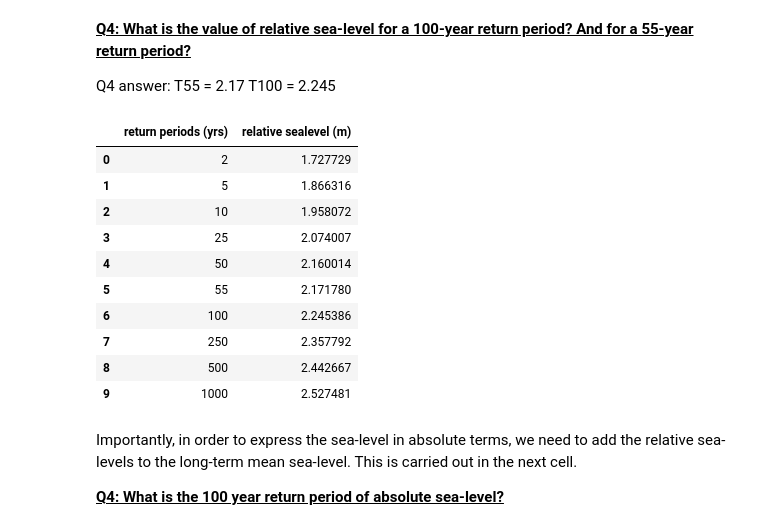
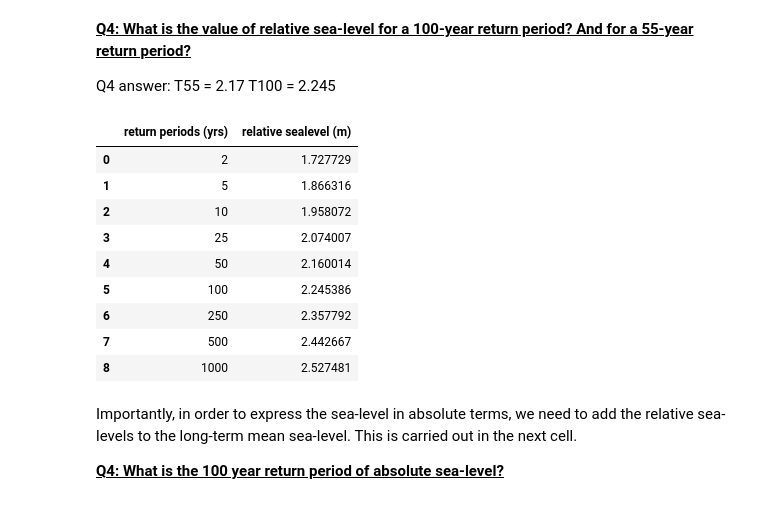
Before and after one commit to sd-59/Assignment_2_Coastal_flood_hazard_assessment-, a Jupyter notebook: notebooks/02_frequency_analysis_Fort_Pulaski.ipynb, the cells around one changed output. Cells and saved outputs as stored; diff of their text form; code cells hidden in the pictures.

```diff
--- a/notebooks/02_frequency_analysis_Fort_Pulaski.ipynb
+++ b/notebooks/02_frequency_analysis_Fort_Pulaski.ipynb
@@ -342,23 +342,22 @@ Q4 answer:
 T55 = 2.17
 T100 = 2.245
 # %%
-return_periods = np.array([2,5,10,25,50,55,100,250,500,1000])
+return_periods = np.array([2,5,10,25,50,100,250,500,1000])
 probs = 1./return_periods                                               # exceedance probabilities
 rps_out = [return_periods,sp.gumbel_r.ppf(1-probs,location,scale)]      # Percent Point Function (PPF); inverse of CDF-percentiles (CDF = cumulative distribution function)
 df = pd.DataFrame({'return periods (yrs)': rps_out[0],'relative sealevel (m)': rps_out[1]}) # make a dataframe of it: easier to look at the data
 df
 # %% [output]
 |  | return periods (yrs) | relative sealevel (m) |
 | 0 | 2 | 1.727729 |
 | 1 | 5 | 1.866316 |
 | 2 | 10 | 1.958072 |
 | 3 | 25 | 2.074007 |
 | 4 | 50 | 2.160014 |
-| 5 | 55 | 2.171780 |
-| 6 | 100 | 2.245386 |
-| 7 | 250 | 2.357792 |
-| 8 | 500 | 2.442667 |
-| 9 | 1000 | 2.527481 |
+| 5 | 100 | 2.245386 |
+| 6 | 250 | 2.357792 |
+| 7 | 500 | 2.442667 |
+| 8 | 1000 | 2.527481 |
 # %% [markdown]
 Importantly, in order to express the sea-level in absolute terms, we need to add the relative sea-levels to the long-term mean sea-level. This is carried out in the next cell.
 
```
Also changed, not shown: parts of 8 cells of this notebook, 3 other files.
